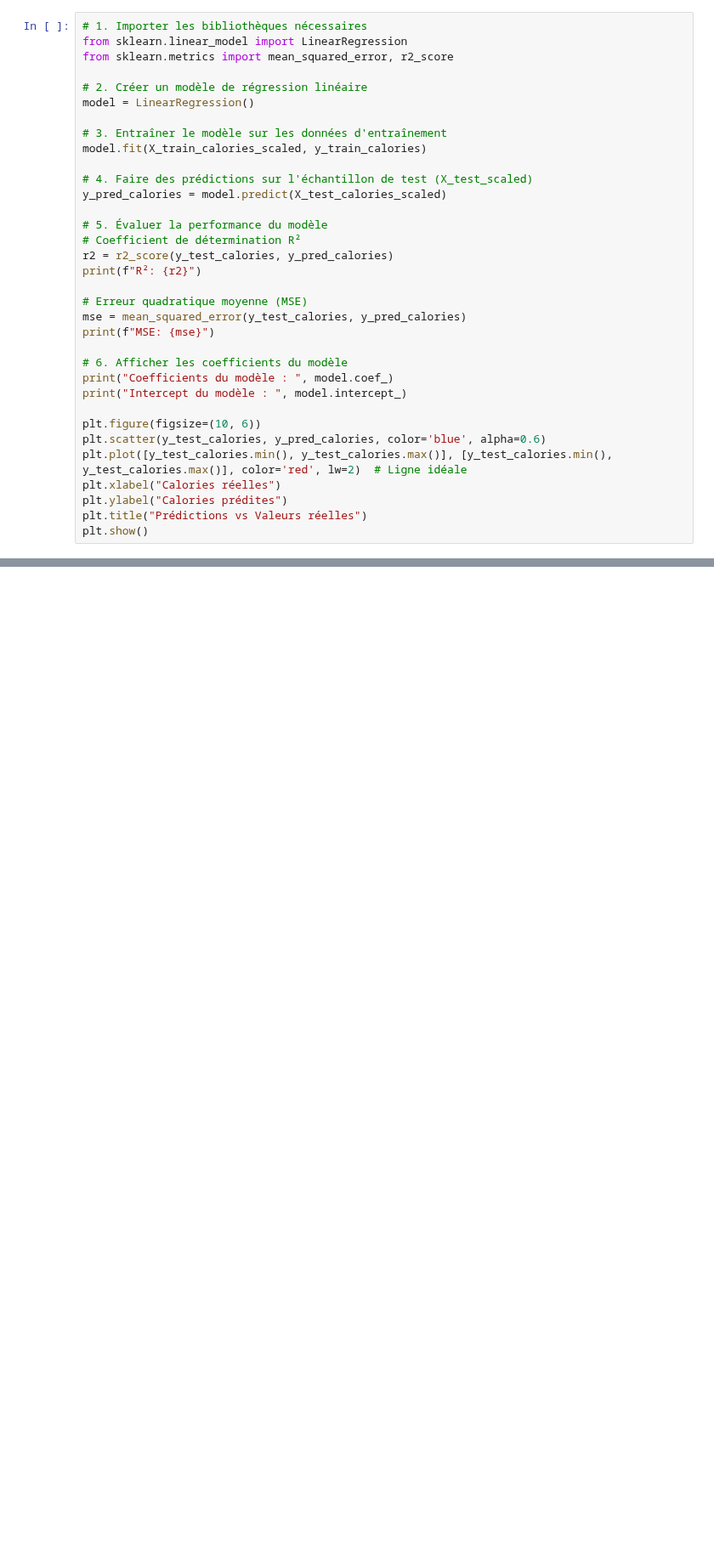
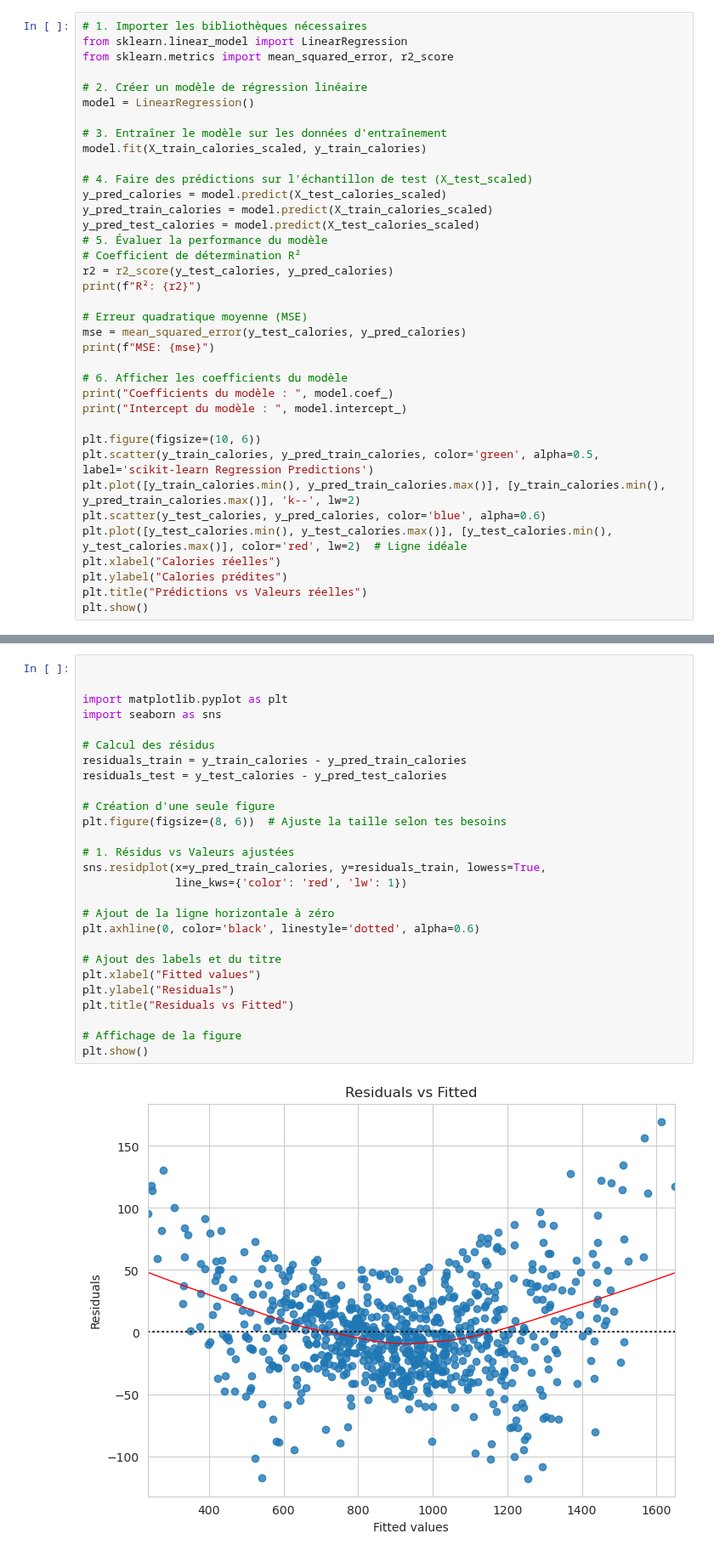
Before and after one commit to Dorianhgn/ProjetML4A, a Jupyter notebook: Calories_Burned/Sara/python.ipynb, the cells around one changed output, grey strips where cells are left out. Shown at 85% size. Drawn from its saved outputs; the diff is of its cells as text; blank space fills up the shorter version.

```diff
--- a/Calories_Burned/Sara/python.ipynb
+++ b/Calories_Burned/Sara/python.ipynb
@@ -128,7 +148,8 @@ model.fit(X_train_calories_scaled, y_train_calories)
 
 # 4. Faire des prédictions sur l'échantillon de test (X_test_scaled)
 y_pred_calories = model.predict(X_test_calories_scaled)
-
+y_pred_train_calories = model.predict(X_train_calories_scaled)
+y_pred_test_calories = model.predict(X_test_calories_scaled)
 # 5. Évaluer la performance du modèle
 # Coefficient de détermination R²
 r2 = r2_score(y_test_calories, y_pred_calories)
@@ -143,6 +164,8 @@ print("Coefficients du modèle : ", model.coef_)
 print("Intercept du modèle : ", model.intercept_)
 
 plt.figure(figsize=(10, 6))
+plt.scatter(y_train_calories, y_pred_train_calories, color='green', alpha=0.5, label='scikit-learn Regression Predictions')
+plt.plot([y_train_calories.min(), y_pred_train_calories.max()], [y_train_calories.min(), y_pred_train_calories.max()], 'k--', lw=2)
 plt.scatter(y_test_calories, y_pred_calories, color='blue', alpha=0.6)
 plt.plot([y_test_calories.min(), y_test_calories.max()], [y_test_calories.min(), y_test_calories.max()], color='red', lw=2)  # Ligne idéale
 plt.xlabel("Calories réelles")
@@ -177,0 +241,29 @@ Number of coefficients:  9
+# %%
+
+
+import matplotlib.pyplot as plt
+import seaborn as sns
+
+# Calcul des résidus
+residuals_train = y_train_calories - y_pred_train_calories
+residuals_test = y_test_calories - y_pred_test_calories
+
+# Création d'une seule figure
+plt.figure(figsize=(8, 6))  # Ajuste la taille selon tes besoins
+
+# 1. Résidus vs Valeurs ajustées
+sns.residplot(x=y_pred_train_calories, y=residuals_train, lowess=True,
+              line_kws={'color': 'red', 'lw': 1})
+
+# Ajout de la ligne horizontale à zéro
+plt.axhline(0, color='black', linestyle='dotted', alpha=0.6)
+
+# Ajout des labels et du titre
+plt.xlabel("Fitted values")
+plt.ylabel("Residuals")
+plt.title("Residuals vs Fitted")
+
+# Affichage de la figure
+plt.show()
+# %% [output]
+[figure, added]
```
Also changed, not shown: parts of 25 cells of this notebook.
